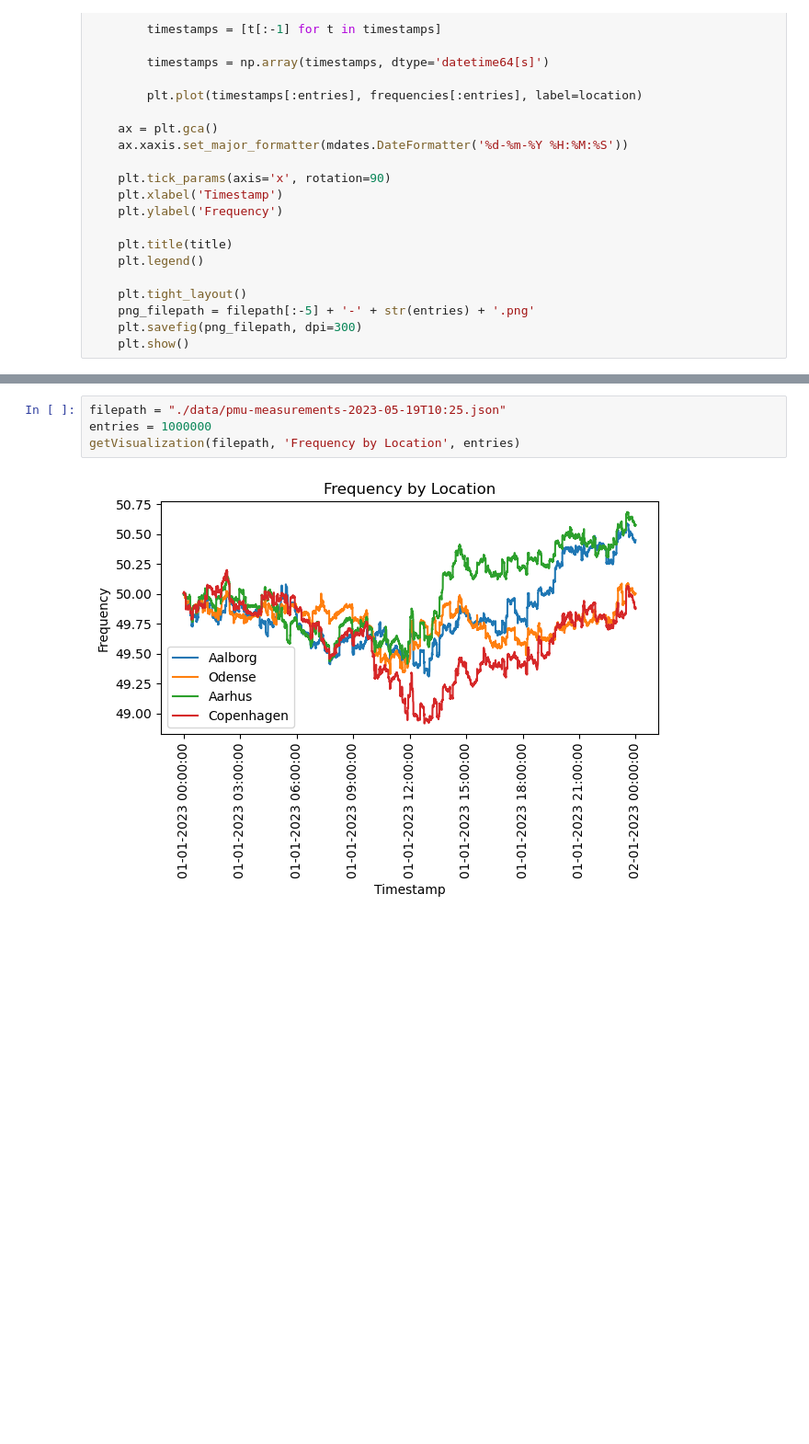
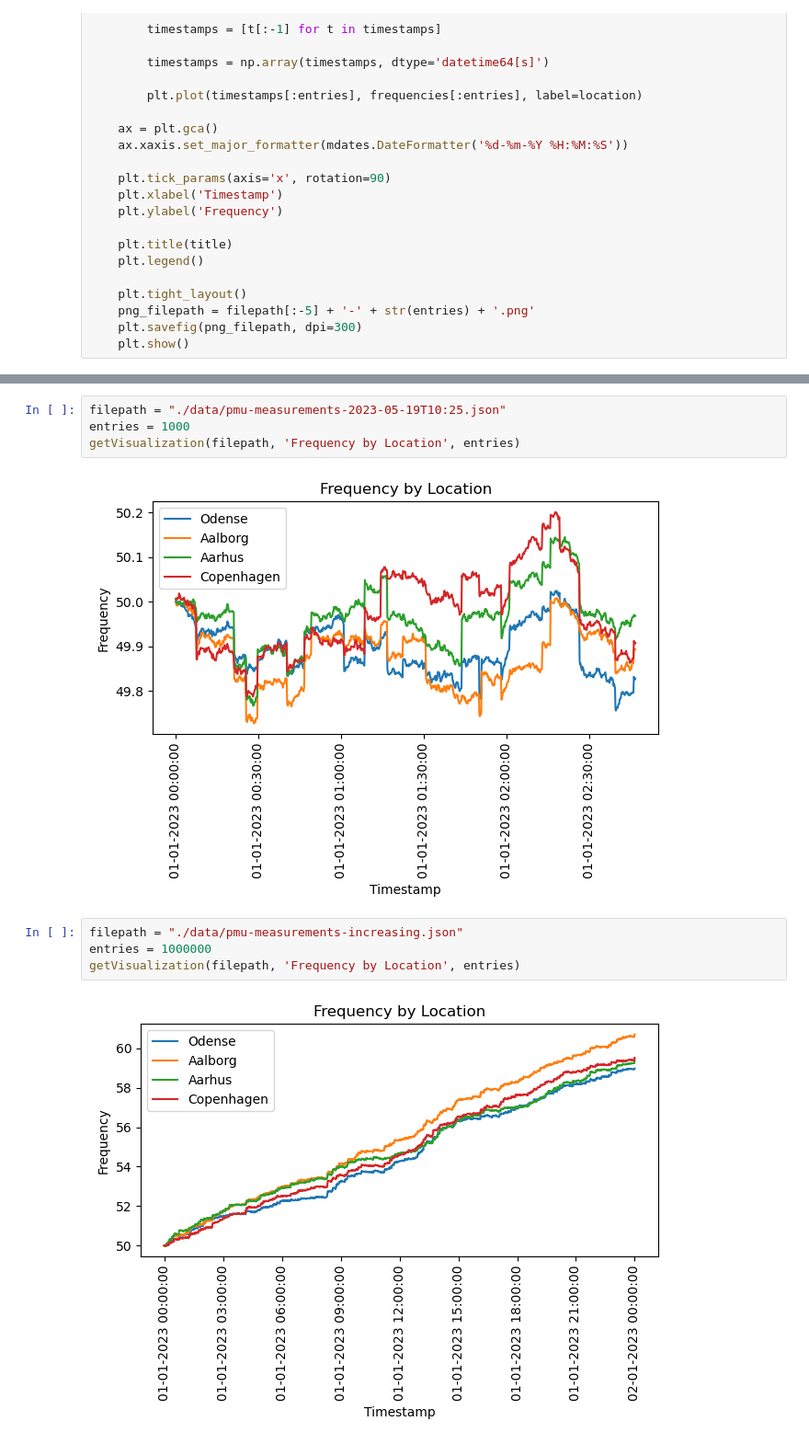
Before and after one commit to joachimbulow/energy-balancing-mvp, a Jupyter notebook: tso/measurements/pmu-viz.ipynb, the cells around one changed output, grey strips where cells are left out. Shown: that part at 92% size. Saved outputs shown, nothing was run; the diff lists cells and outputs as text; blank space fills up the shorter version.

```diff
--- a/tso/measurements/pmu-viz.ipynb
+++ b/tso/measurements/pmu-viz.ipynb
@@ -68,6 +74,12 @@ def getVisualization(filepath, title = 'Frequency by Location', entries = 1000):
 # %%
 filepath = "./data/pmu-measurements-2023-05-19T10:25.json"
-entries = 1000000
+entries = 1000
 getVisualization(filepath, 'Frequency by Location', entries)
 # %% [output]
-[figure, old version]
+[figure, new version]
+# %%
+filepath = "./data/pmu-measurements-increasing.json"
+entries = 1000000
+getVisualization(filepath, 'Frequency by Location', entries)
+# %% [output]
+[figure, added]
```
Also changed, not shown: parts of 8 cells of this notebook, 15 other files.
